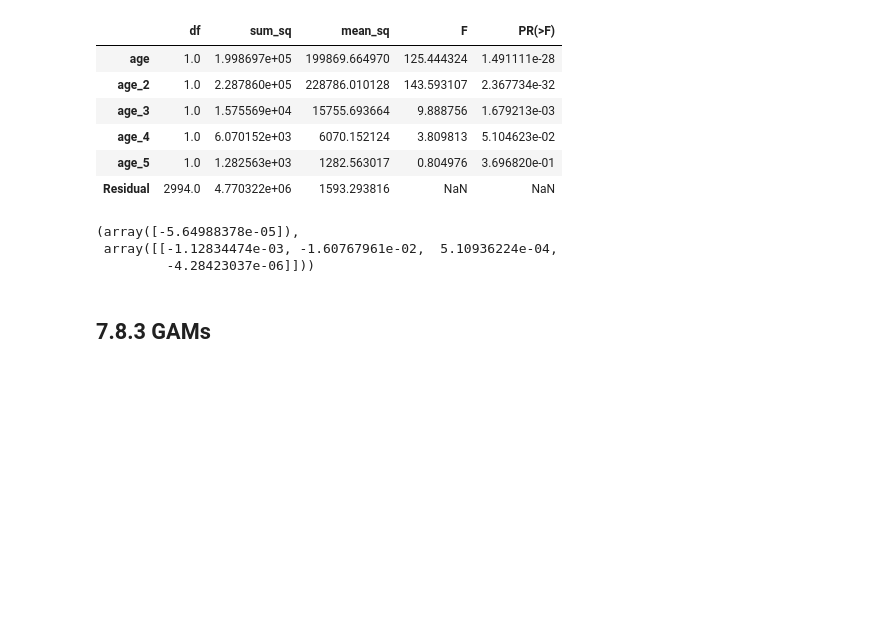
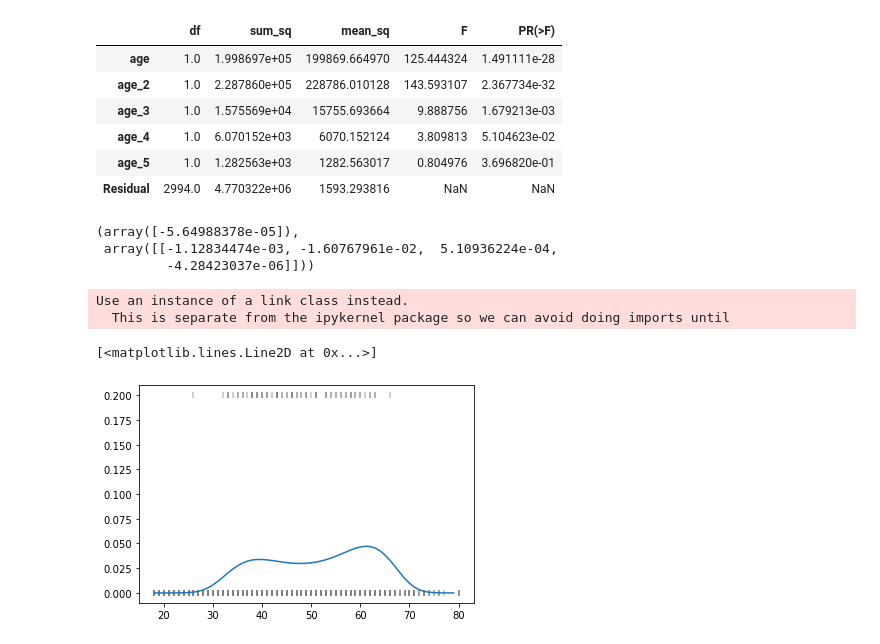
Before and after one commit to cheris8/ESC_ML_STUDY, a Jupyter notebook: LAB/Lab_07_김채형.ipynb, the cells around one changed output. Cells and saved outputs as stored; diff of their text form; code cells hidden in the pictures; blank space fills up the shorter version.

```diff
--- a/LAB/Lab_07_김채형.ipynb
+++ b/LAB/Lab_07_김채형.ipynb
@@ -156,5 +157,3 @@ log_reg.intercept_, log_reg.coef_
 (array([-5.64988378e-05]),
  array([[-1.12834474e-03, -1.60767961e-02,  5.10936224e-04,
          -4.28423037e-06]]))
-# %% [markdown]
-## 7.8.3 GAMs
@@ -174,0 +160,17 @@ gam.intercept_, gam.coef_
+# %%
+from statsmodels.formula.api import glm
+
+lr_sm = glm(formula='wage_250~age+age_2+age_3+age_4', data = wage, family = sm.families.Binomial(sm.families.links.logit)).fit()
+# %% [output]
+Use an instance of a link class instead.
+  This is separate from the ipykernel package so we can avoid doing imports until
+# %%
+age_grid = np.arange(wage.age.min(), wage.age.max()).reshape(-1,1) # age의 range를 행벡터로 reshape
+X_test = pd.DataFrame(PolynomialFeatures(4, include_bias=True).fit_transform(age_grid), columns=['Intercept', 'age', 'age_2', 'age_3', 'age_4'])
+log_reg_pred = lr_sm.predict(X_test)
+
+plt.scatter(wage.age, wage.wage_250/5, marker='|', color='gray', alpha=0.5)
+plt.plot(age_grid, log_reg_pred)
+# %% [output]
+[<matplotlib.lines.Line2D at 0x...>]
+[figure, added]
```
Also changed, not shown: parts of 12 cells of this notebook.
